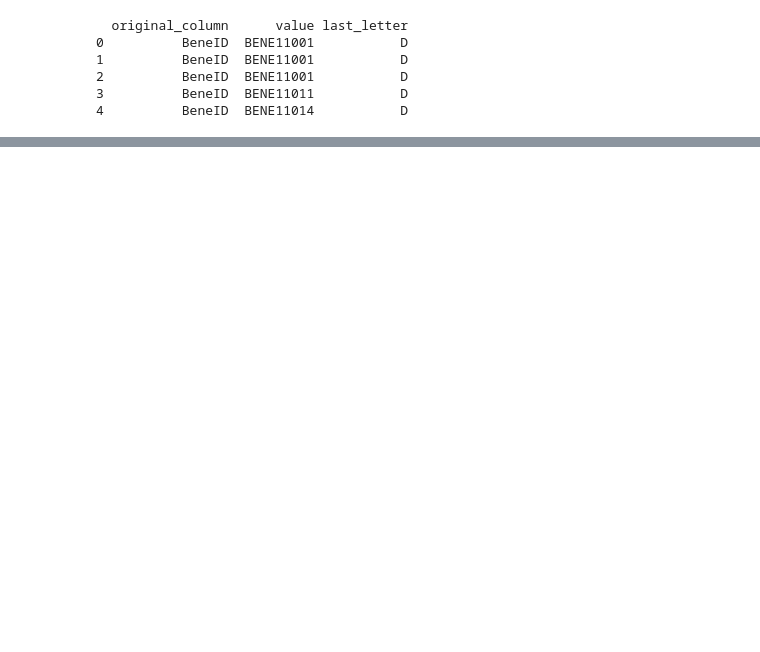
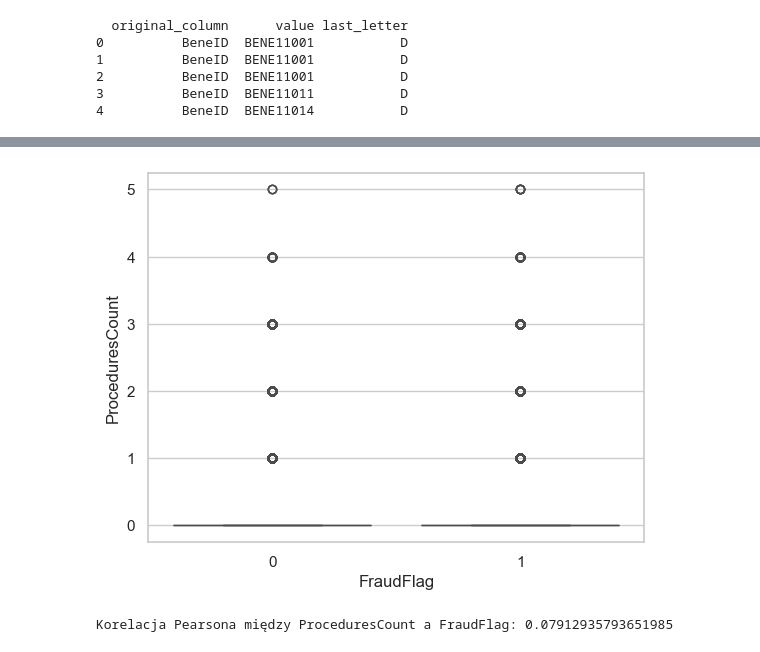
Before and after one commit to infoshareacademy/jdszr19-grupa-specjalna, a Jupyter notebook: AnalizaEDA_atorba.ipynb, the cells around one changed output, grey strips where cells are left out. Cells and saved outputs as stored; diff of their text form; code cells hidden in the pictures; blank space fills up the shorter version.

```diff
--- a/AnalizaEDA_atorba.ipynb
+++ b/AnalizaEDA_atorba.ipynb
@@ -1792,0 +1859,12 @@ display(all_data.head())
+# %%
+import seaborn as sns
+import matplotlib.pyplot as plt
+
+sns.boxplot(x='FraudFlag', y='ProceduresCount', data=all_data)
+plt.show()
+
+correlation = all_data['ProceduresCount'].corr(all_data['FraudFlag'])
+print(f"Korelacja Pearsona między ProceduresCount a FraudFlag: {correlation}")
+# %% [output]
+[figure, added]
+Korelacja Pearsona między ProceduresCount a FraudFlag: 0.07912935793651985
```
Also changed, not shown: parts of 59 cells of this notebook.
